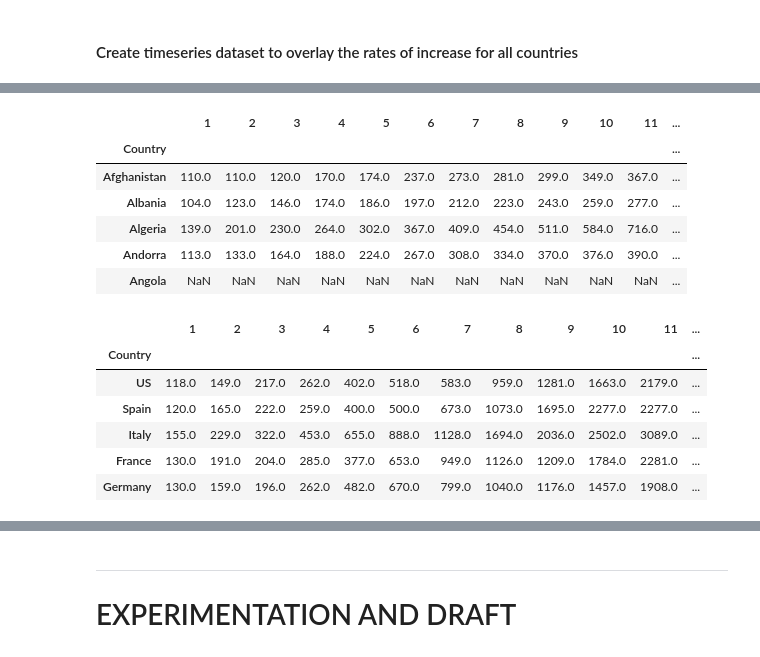
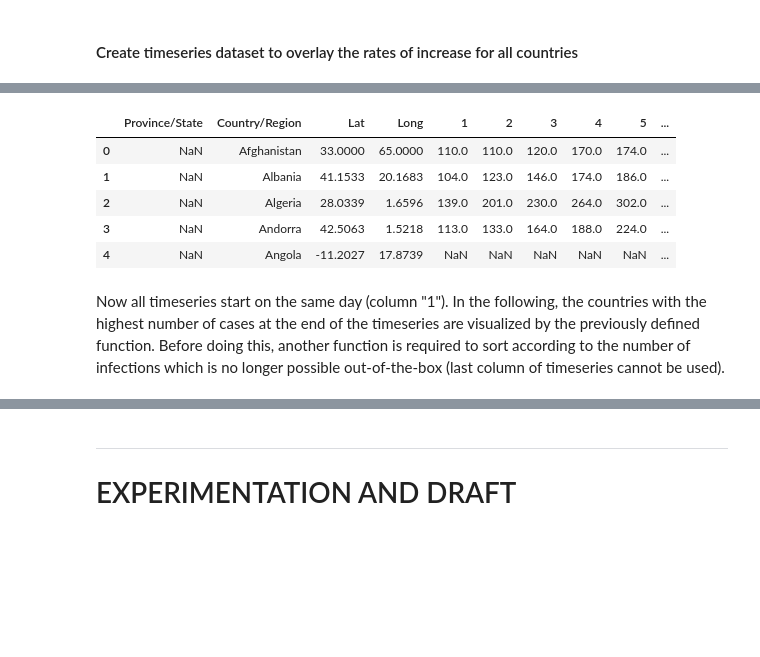
Before and after one commit to MiRoDS/DataScience_Project4, a Jupyter notebook: CapstoneProject.ipynb, the cells around one changed output, grey strips where cells are left out. Drawn from its saved outputs; the diff is of its cells as text; code cells hidden in the pictures; blank space fills up the shorter version.

```diff
--- a/CapstoneProject.ipynb
+++ b/CapstoneProject.ipynb
@@ -269,10 +216,0 @@ df_growth.set_index('Country', inplace=True)
-# %%
-df_growth.head()
-# %% [output]
-|  | 1 | 2 | 3 | 4 | 5 | 6 | 7 | 8 | 9 | 10 | 11 | ... |
-| Country |  |  |  |  |  |  |  |  |  |  |  | ... |
-| Afghanistan | 110.0 | 110.0 | 120.0 | 170.0 | 174.0 | 237.0 | 273.0 | 281.0 | 299.0 | 349.0 | 367.0 | ... |
-| Albania | 104.0 | 123.0 | 146.0 | 174.0 | 186.0 | 197.0 | 212.0 | 223.0 | 243.0 | 259.0 | 277.0 | ... |
-| Algeria | 139.0 | 201.0 | 230.0 | 264.0 | 302.0 | 367.0 | 409.0 | 454.0 | 511.0 | 584.0 | 716.0 | ... |
-| Andorra | 113.0 | 133.0 | 164.0 | 188.0 | 224.0 | 267.0 | 308.0 | 334.0 | 370.0 | 376.0 | 390.0 | ... |
-| Angola | NaN | NaN | NaN | NaN | NaN | NaN | NaN | NaN | NaN | NaN | NaN | ... |
@@ -279,3 +253,15 @@ df_growth.head()
+# %%
+df_norm=normalize_timeseries(df_timeseries, 100)
+df_norm.head()
+# %% [output]
+|  | Province/State | Country/Region | Lat | Long | 1 | 2 | 3 | 4 | 5 | ... |
+| 0 | NaN | Afghanistan | 33.0000 | 65.0000 | 110.0 | 110.0 | 120.0 | 170.0 | 174.0 | ... |
+| 1 | NaN | Albania | 41.1533 | 20.1683 | 104.0 | 123.0 | 146.0 | 174.0 | 186.0 | ... |
+| 2 | NaN | Algeria | 28.0339 | 1.6596 | 139.0 | 201.0 | 230.0 | 264.0 | 302.0 | ... |
+| 3 | NaN | Andorra | 42.5063 | 1.5218 | 113.0 | 133.0 | 164.0 | 188.0 | 224.0 | ... |
+| 4 | NaN | Angola | -11.2027 | 17.8739 | NaN | NaN | NaN | NaN | NaN | ... |
+# %% [markdown]
+Now all timeseries start on the same day (column "1"). In the following, the countries with the highest number of cases at the end of the timeseries are visualized by the previously defined function. Before doing this, another function is required to sort according to the number of infections which is no longer possible out-of-the-box (last column of timeseries cannot be used).
 # %%
 def sort_according_to_number_of_infections(df):
     '''
@@ -340,10 +301,0 @@ df_growth_sorted=sort_according_to_number_of_infections(df_growth)
-# %%
-df_growth_sorted.head()
-# %% [output]
-|  | 1 | 2 | 3 | 4 | 5 | 6 | 7 | 8 | 9 | 10 | 11 | ... |
-| Country |  |  |  |  |  |  |  |  |  |  |  | ... |
-| US | 118.0 | 149.0 | 217.0 | 262.0 | 402.0 | 518.0 | 583.0 | 959.0 | 1281.0 | 1663.0 | 2179.0 | ... |
-| Spain | 120.0 | 165.0 | 222.0 | 259.0 | 400.0 | 500.0 | 673.0 | 1073.0 | 1695.0 | 2277.0 | 2277.0 | ... |
-| Italy | 155.0 | 229.0 | 322.0 | 453.0 | 655.0 | 888.0 | 1128.0 | 1694.0 | 2036.0 | 2502.0 | 3089.0 | ... |
-| France | 130.0 | 191.0 | 204.0 | 285.0 | 377.0 | 653.0 | 949.0 | 1126.0 | 1209.0 | 1784.0 | 2281.0 | ... |
-| Germany | 130.0 | 159.0 | 196.0 | 262.0 | 482.0 | 670.0 | 799.0 | 1040.0 | 1176.0 | 1457.0 | 1908.0 | ... |
```
Also changed, not shown: parts of 23 cells of this notebook.
